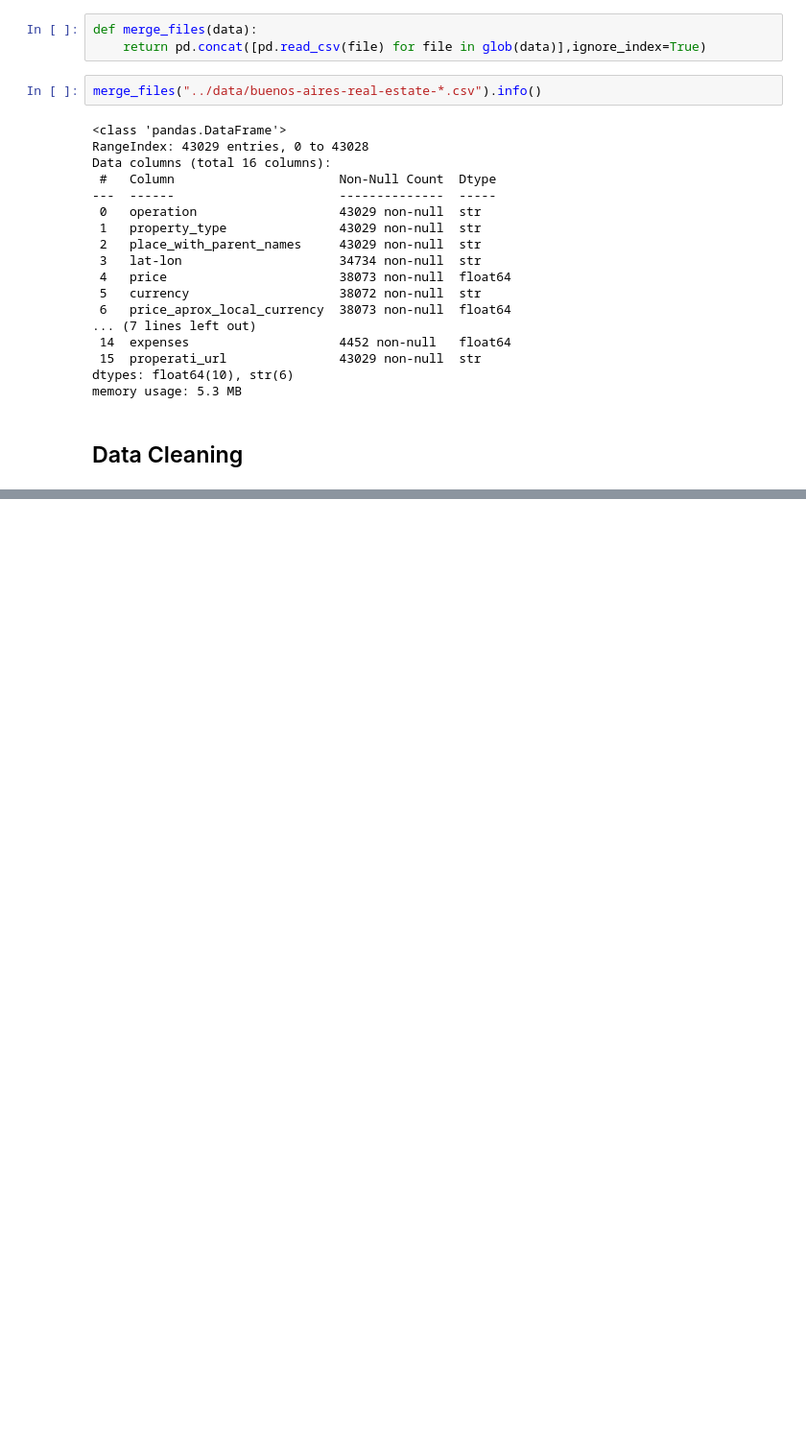
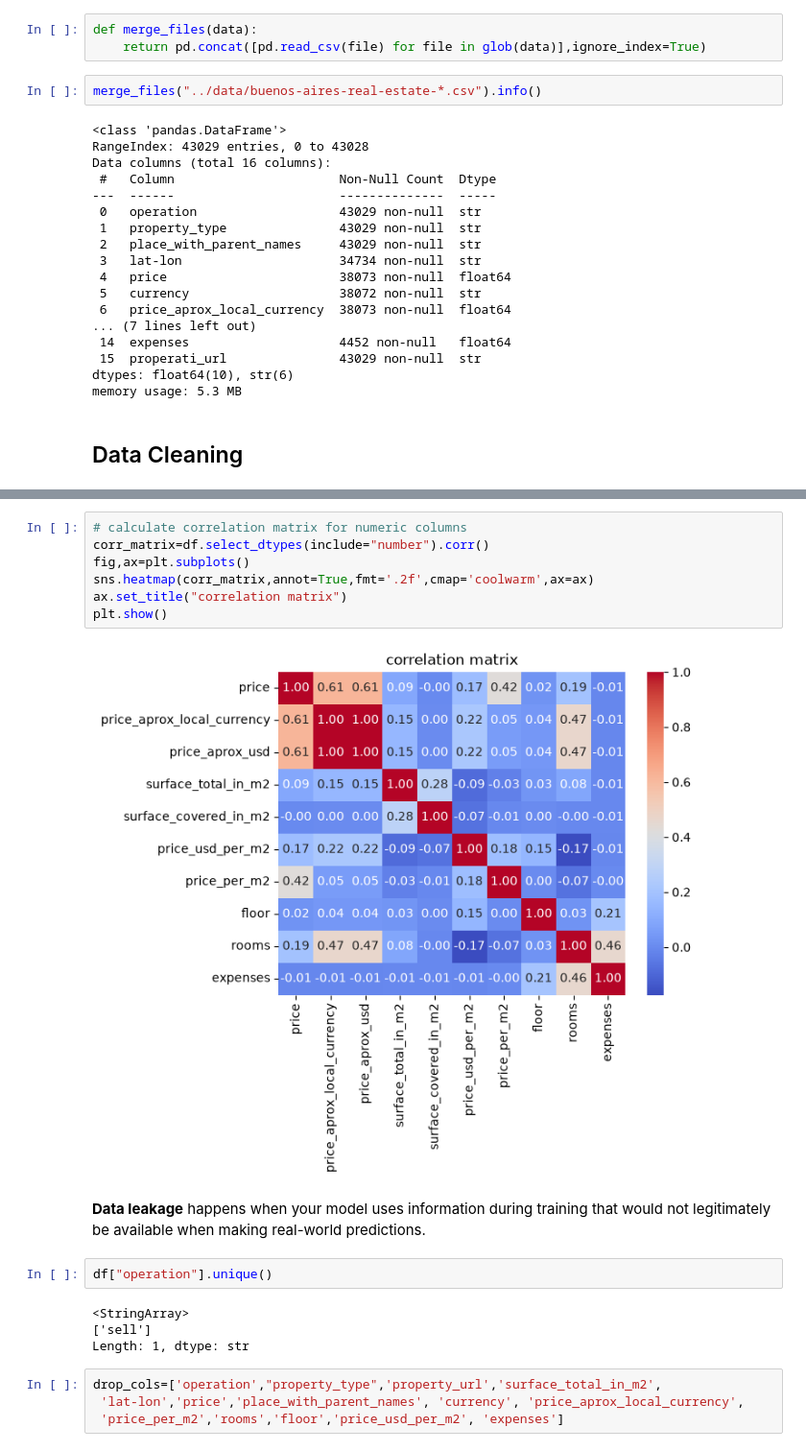
Before and after one commit to G-Gakii/buenos-aires-housing-price-prediction, a Jupyter notebook: notebooks/01_data_loading_cleaning_feature_engineering.ipynb, the cells around one changed output, grey strips where cells are left out. Shown at 96% size. Saved outputs shown, nothing was run; the diff lists cells and outputs as text; blank space fills up the shorter version.

```diff
--- a/notebooks/01_data_loading_cleaning_feature_engineering.ipynb
+++ b/notebooks/01_data_loading_cleaning_feature_engineering.ipynb
@@ -159,0 +378,21 @@ df.de
+# %%
+# calculate correlation matrix for numeric columns
+corr_matrix=df.select_dtypes(include="number").corr()
+fig,ax=plt.subplots()
+sns.heatmap(corr_matrix,annot=True,fmt='.2f',cmap='coolwarm',ax=ax)
+ax.set_title("correlation matrix")
+plt.show()
+# %% [output]
+[figure, added]
+# %% [markdown]
+**Data leakage** happens when your model uses information during training that would not legitimately be available when making real-world predictions.
+# %%
+df["operation"].unique()
+# %% [output]
+<StringArray>
+['sell']
+Length: 1, dtype: str
+# %%
+drop_cols=['operation',"property_type",'property_url','surface_total_in_m2',
+ 'lat-lon','price','place_with_parent_names', 'currency', 'price_aprox_local_currency',
+ 'price_per_m2','rooms','floor','price_usd_per_m2', 'expenses']
```
Also changed, not shown: parts of 44 cells of this notebook, 5 other files.
